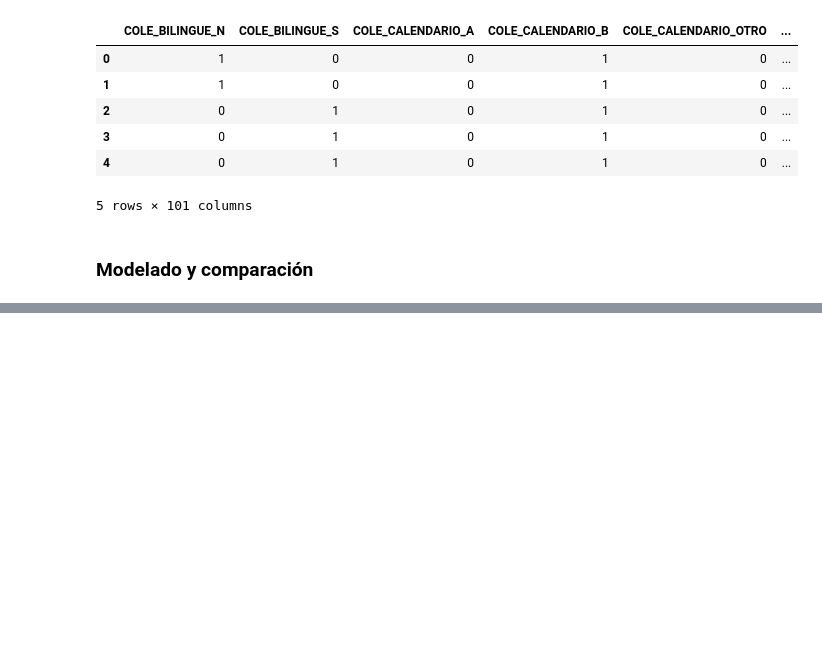
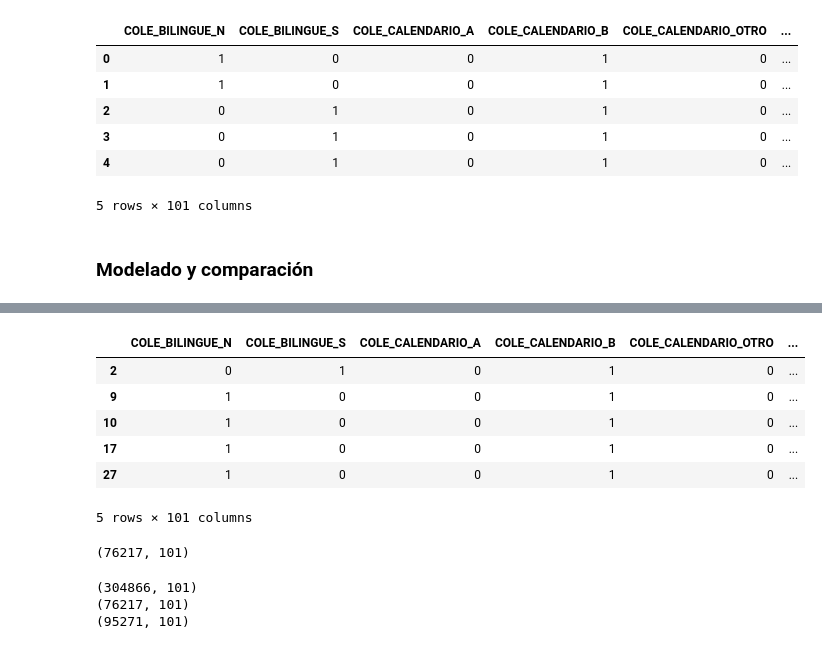
Before and after one commit to rodhervan/AnaliticaICFES, a Jupyter notebook: Modelamiento/modelamiento.ipynb, the cells around one changed output, grey strips where cells are left out. Cells and saved outputs as stored; diff of their text form; code cells hidden in the pictures; blank space fills up the shorter version.

```diff
--- a/Modelamiento/modelamiento.ipynb
+++ b/Modelamiento/modelamiento.ipynb
@@ -278,0 +300,16 @@ df_encoded.head()
+# %%
+test = df_encoded.drop(train.index)
+test.head()
+# %% [output]
+|  | COLE_BILINGUE_N | COLE_BILINGUE_S | COLE_CALENDARIO_A | COLE_CALENDARIO_B | COLE_CALENDARIO_OTRO | ... |
+| 2 | 0 | 1 | 0 | 1 | 0 | ... |
+| 9 | 1 | 0 | 0 | 1 | 0 | ... |
+| 10 | 1 | 0 | 0 | 1 | 0 | ... |
+| 17 | 1 | 0 | 0 | 1 | 0 | ... |
+| 27 | 1 | 0 | 0 | 1 | 0 | ... |
+5 rows × 101 columns
+# %%
+val = train.sample(frac=0.2, random_state=100)
+val.shape
+# %% [output]
+(76217, 101)
@@ -278,0 +318,8 @@ df_encoded.head()
+# %%
+print(train.shape)
+print(val.shape)
+print(test.shape)
+# %% [output]
+(304866, 101)
+(76217, 101)
+(95271, 101)
```
Also changed, not shown: parts of 21 cells of this notebook.
